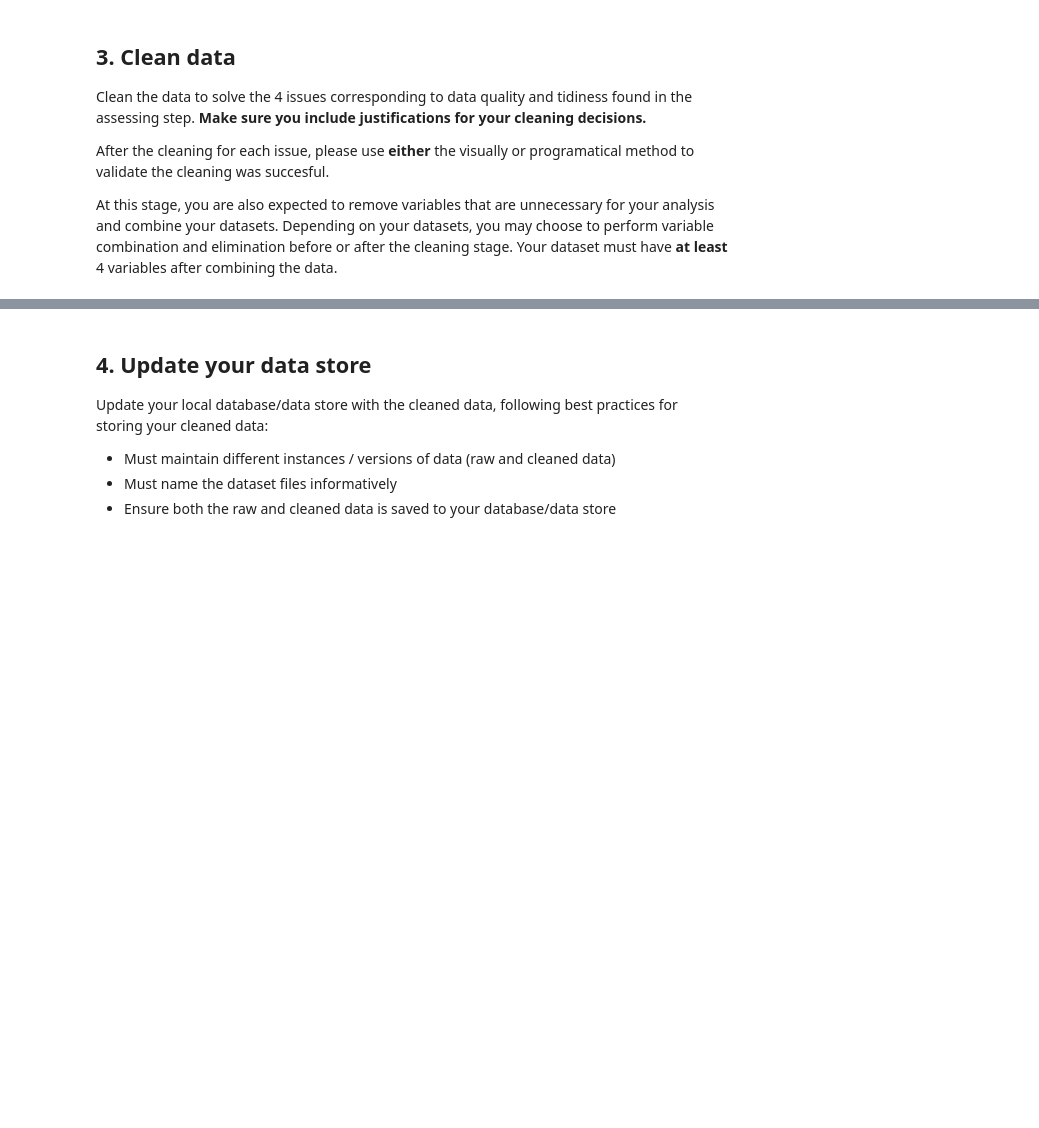
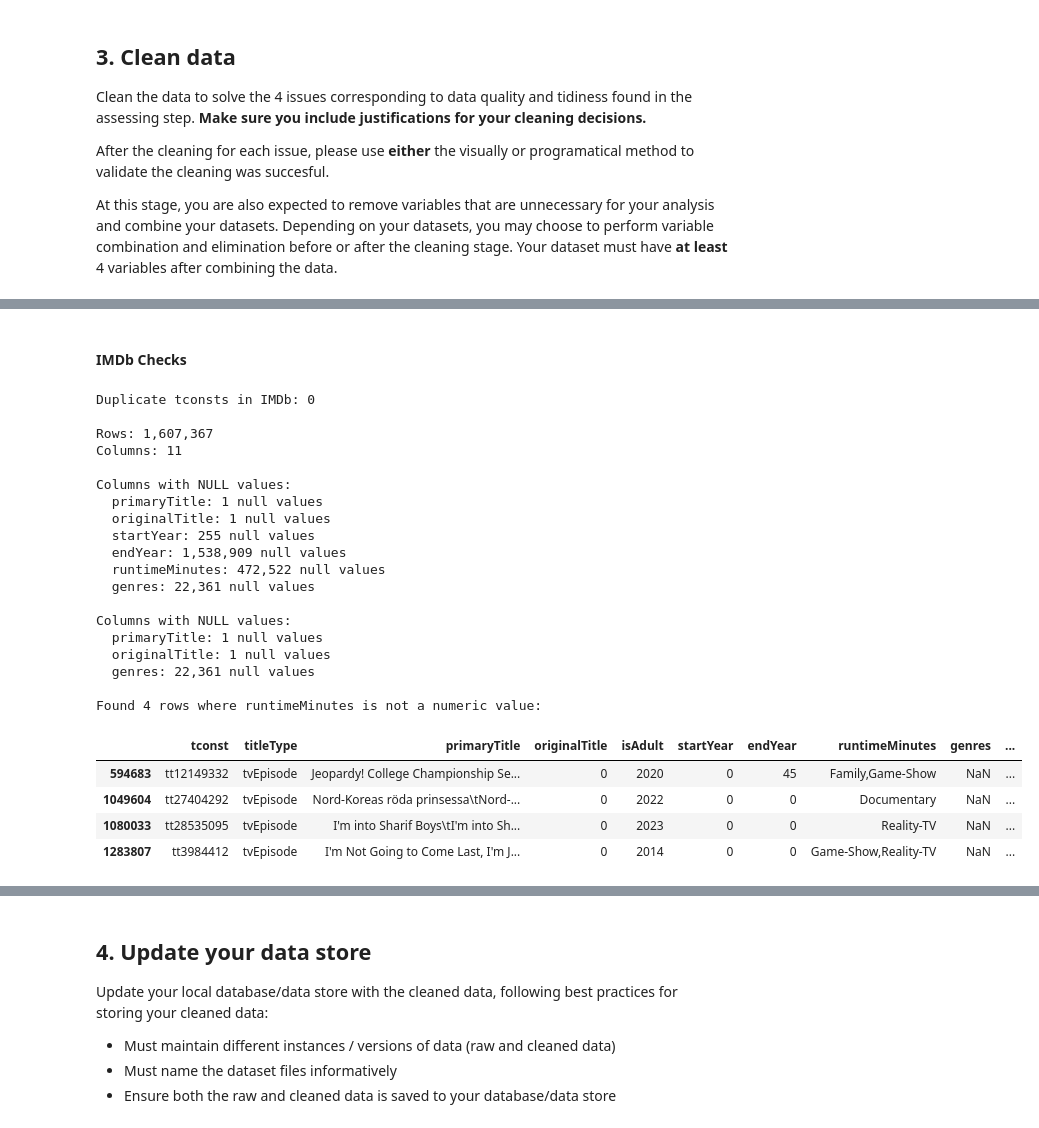
Before and after one commit to kellewic/data-analyst-nanodegree-projects, a Jupyter notebook: project2/data_wrangling_project_starter.ipynb, the cells around one changed output, grey strips where cells are left out. Cells and saved outputs as stored; diff of their text form; code cells hidden in the pictures; blank space fills up the shorter version.

```diff
--- a/project2/data_wrangling_project_starter.ipynb
+++ b/project2/data_wrangling_project_starter.ipynb
@@ -739,0 +898,64 @@ Depending on the datasets, you can also peform the combination before the cleani
+# %% [markdown]
+#### IMDb Checks
+# %%
+# Defined here but used later during cleanup
+drop_columns = ['isAdult']
+
+print(f"Duplicate tconsts in IMDb: {imdb_title_clean_df['tconst'].duplicated().sum()}")
+
+display_shape(imdb_title_clean_df)
+
+# Check the situation on null values in columns
+def check_null_column_values(df):
+    print("Columns with NULL values:")
+    for col in df.columns:
+        n_count = (df[col].isnull()).sum()
+        if n_count > 0:
+            print(f"  {col}: {n_count:,} null values")
+    print()
+
+check_null_column_values(imdb_title_clean_df)
+
+# Nearly all endYear values are null (1,538,909 / 1,607,367); drop column
+drop_columns.append('endYear')
+
+# Fill null numeric columns with zero
+# Technically clean-up but we need to do this before the next check
+imdb_title_clean_df['startYear'].fillna(0, inplace=True)
+imdb_title_clean_df['endYear'].fillna(0, inplace=True)
+imdb_title_clean_df['runtimeMinutes'].fillna(0, inplace=True)
+
+check_null_column_values(imdb_title_clean_df)
+
+# Check runtimeMinutes for non-numeric values
+non_numeric_mask = pd.to_numeric(imdb_title_clean_df['runtimeMinutes'], errors='coerce').isnull()
+non_numeric_rows = imdb_title_clean_df[non_numeric_mask]
+non_numeric_row_count = non_numeric_rows.shape[0]
+
+print(f"Found {non_numeric_row_count:,} rows where runtimeMinutes is not a numeric value:\n")
+display(imdb_title_clean_df[non_numeric_mask])
+# %% [output]
+Duplicate tconsts in IMDb: 0
+
+Rows: 1,607,367
+Columns: 11
+
+Columns with NULL values:
+  primaryTitle: 1 null values
+  originalTitle: 1 null values
+  startYear: 255 null values
+  endYear: 1,538,909 null values
+  runtimeMinutes: 472,522 null values
+  genres: 22,361 null values
+
+Columns with NULL values:
+  primaryTitle: 1 null values
+  originalTitle: 1 null values
+  genres: 22,361 null values
+
+Found 4 rows where runtimeMinutes is not a numeric value:
+|  | tconst | titleType | primaryTitle | originalTitle | isAdult | startYear | endYear | runtimeMinutes | genres | ... |
+| 594683 | tt12149332 | tvEpisode | Jeopardy! College Championship Se... | 0 | 2020 | 0 | 45 | Family,Game-Show | NaN | ... |
+| 1049604 | tt27404292 | tvEpisode | Nord-Koreas röda prinsessa\tNord-... | 0 | 2022 | 0 | 0 | Documentary | NaN | ... |
+| 1080033 | tt28535095 | tvEpisode | I'm into Sharif Boys\tI'm into Sh... | 0 | 2023 | 0 | 0 | Reality-TV | NaN | ... |
+| 1283807 | tt3984412 | tvEpisode | I'm Not Going to Come Last, I'm J... | 0 | 2014 | 0 | 0 | Game-Show,Reality-TV | NaN | ... |
```
Also changed, not shown: parts of 53 cells of this notebook, 1 other file.
